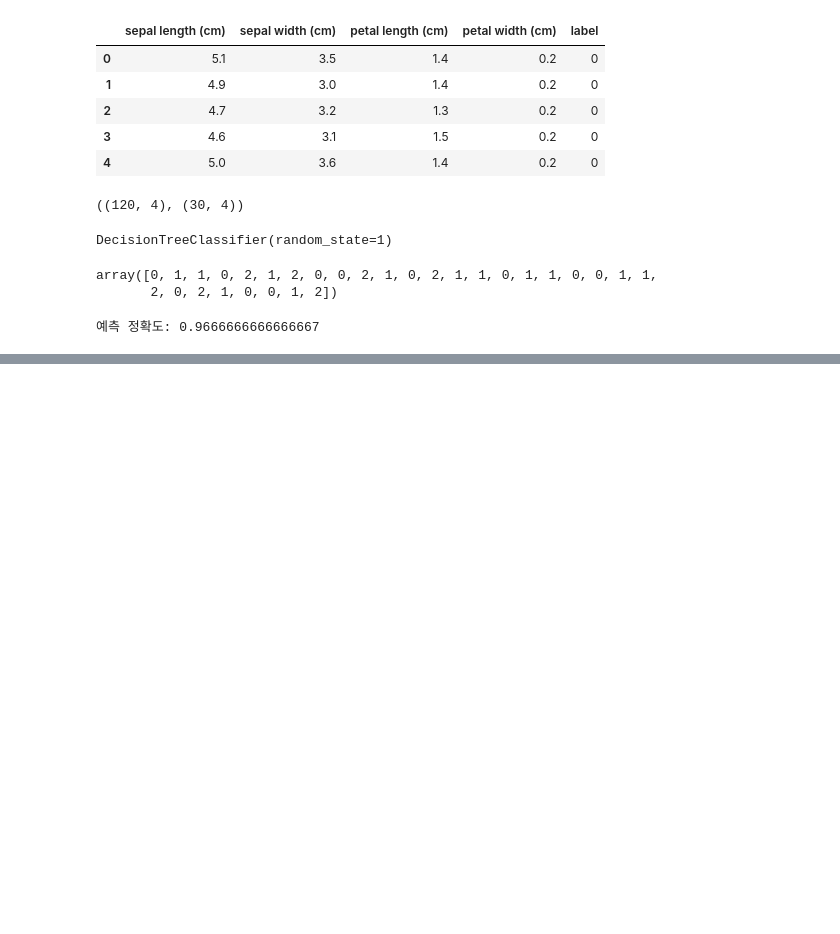
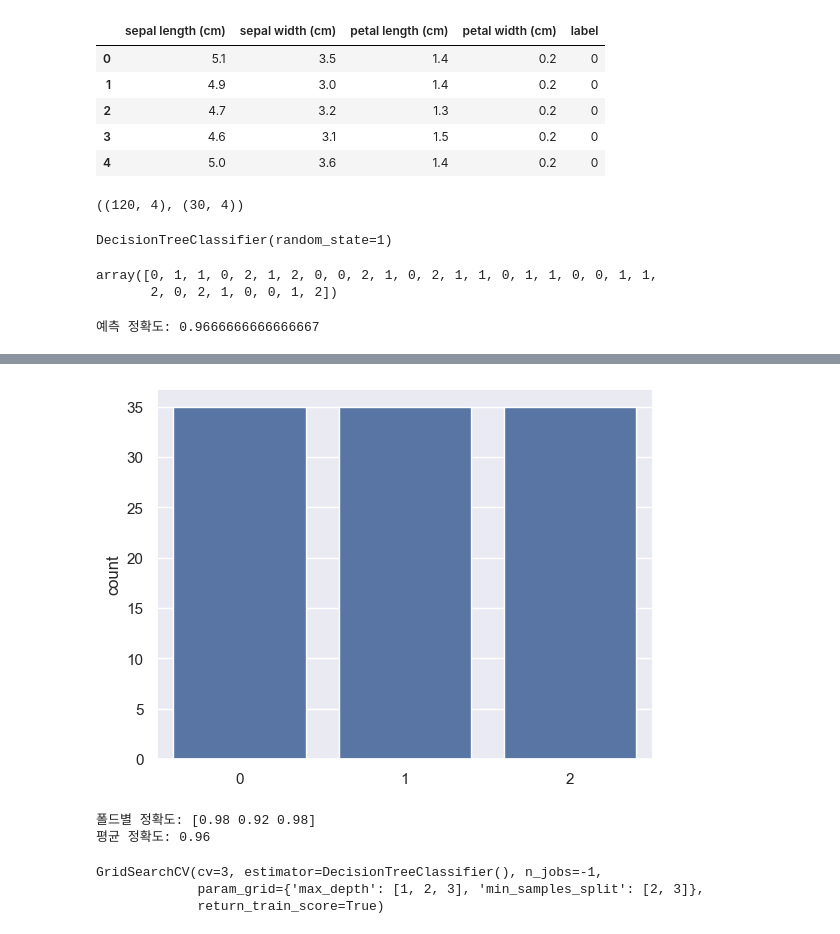
Before and after one commit to yant1001/Machine_Learning, a Jupyter notebook: 1-sklearn.ipynb, the cells around one changed output, grey strips where cells are left out. Drawn from its saved outputs; the diff is of its cells as text; code cells hidden in the pictures; blank space fills up the shorter version.

```diff
--- a/1-sklearn.ipynb
+++ b/1-sklearn.ipynb
@@ -76,0 +168,10 @@ print(f'예측 정확도: {accuracy_score(y_test, pred)}')
+# %%
+X_train, X_test, y_train, y_test = train_test_split(
+    X, y, test_size=0.3, random_state=121,
+    stratify=y
+)
+# %%
+sns.countplot(x=y_train)
+plt.show()
+# %% [output]
+[figure, added]
@@ -76,0 +188,8 @@ print(f'예측 정확도: {accuracy_score(y_test, pred)}')
+# %%
+import numpy as np
+
+print(f'폴드별 정확도: {scores}')
+print(f'평균 정확도: {np.mean(scores)}')
+# %% [output]
+폴드별 정확도: [0.98 0.92 0.98]
+평균 정확도: 0.96
@@ -76,0 +219,6 @@ print(f'예측 정확도: {accuracy_score(y_test, pred)}')
+# %%
+grid_dt_clf.fit(X_train, y_train)
+# %% [output]
+GridSearchCV(cv=3, estimator=DecisionTreeClassifier(), n_jobs=-1,
+             param_grid={'max_depth': [1, 2, 3], 'min_samples_split': [2, 3]},
+             return_train_score=True)
```
Also changed, not shown: parts of 20 cells of this notebook.
